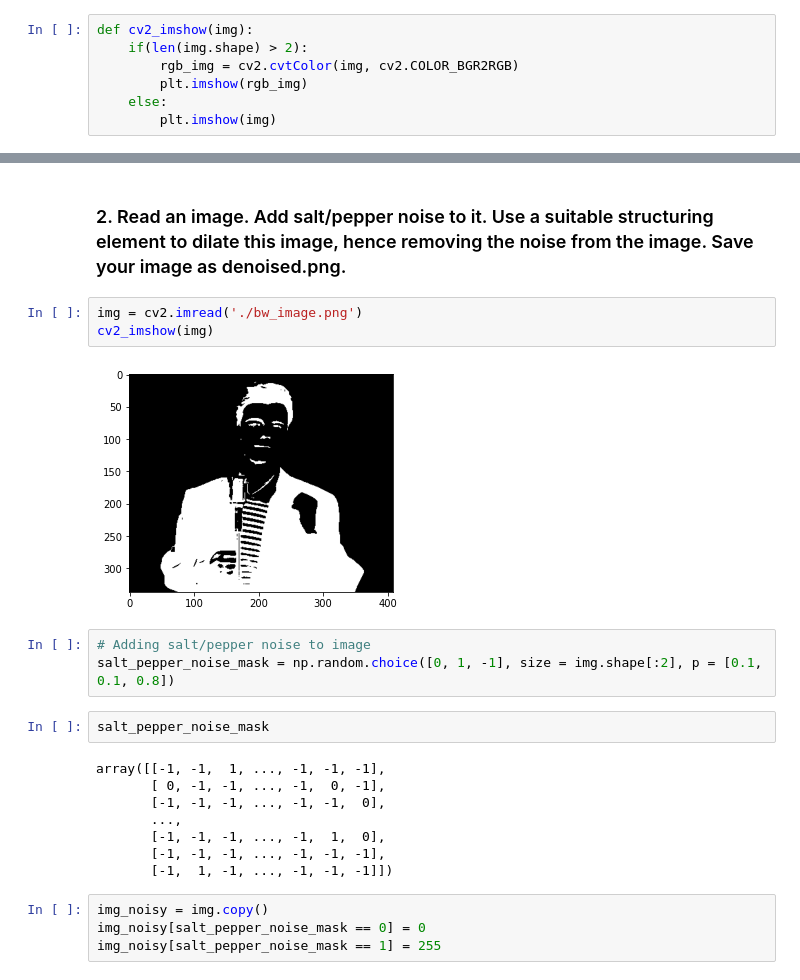
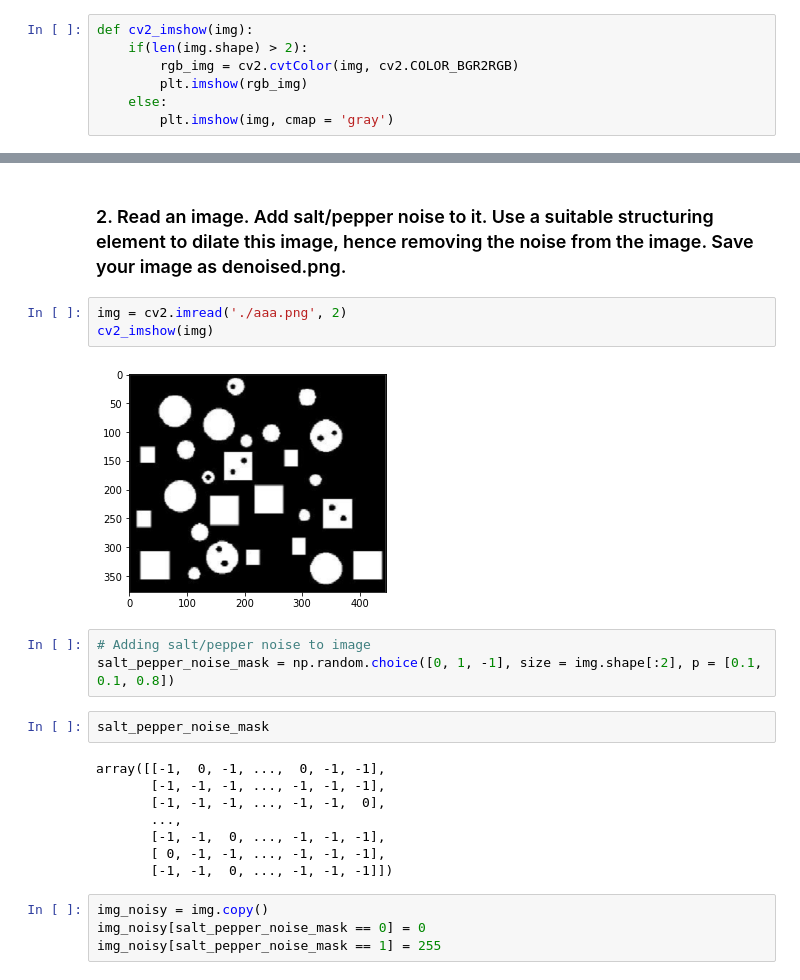
Before and after one commit to Rohit-17ls/Image-Processing-Tasks, a Jupyter notebook: Assignment-2.ipynb, the cells around one changed output, grey strips where cells are left out. Saved outputs shown, nothing was run; the diff lists cells and outputs as text.

```diff
--- a/Assignment-2.ipynb
+++ b/Assignment-2.ipynb
@@ -9,7 +10,7 @@ def cv2_imshow(img):
         rgb_img = cv2.cvtColor(img, cv2.COLOR_BGR2RGB)
         plt.imshow(rgb_img)
     else:
-        plt.imshow(img)
+        plt.imshow(img, cmap = 'gray')
 # %% [markdown]
 ### 1. Read an image in the given link as ‘aaa.png’. Use the dilation operation on this image with two different structuring elements (square and circle). This size of structuring element is of your choice. Save your results as result-1.png andresult-2.png. Compare and contrast your results. Explain your observations.
 # %%
@@ -94,23 +95,23 @@ Both the structuring elements (square and circle) were able to fill the holes in
 # %% [markdown]
 ### 2. Read an image. Add salt/pepper noise to it. Use a suitable structuring element to dilate this image, hence removing the noise from the image. Save your image as denoised.png.
 # %%
-img = cv2.imread('./bw_image.png')
+img = cv2.imread('./aaa.png', 2)
 cv2_imshow(img)
 # %% [output]
-[figure, old version]
+[figure, new version]
 # %%
 # Adding salt/pepper noise to image
 salt_pepper_noise_mask = np.random.choice([0, 1, -1], size = img.shape[:2], p = [0.1, 0.1, 0.8])
 # %%
 salt_pepper_noise_mask
 # %% [output]
-array([[-1, -1,  1, ..., -1, -1, -1],
-       [ 0, -1, -1, ..., -1,  0, -1],
+array([[-1,  0, -1, ...,  0, -1, -1],
+       [-1, -1, -1, ..., -1, -1, -1],
        [-1, -1, -1, ..., -1, -1,  0],
        ...,
-       [-1, -1, -1, ..., -1,  1,  0],
-       [-1, -1, -1, ..., -1, -1, -1],
-       [-1,  1, -1, ..., -1, -1, -1]])
+       [-1, -1,  0, ..., -1, -1, -1],
+       [ 0, -1, -1, ..., -1, -1, -1],
+       [-1, -1,  0, ..., -1, -1, -1]])
 # %%
 img_noisy = img.copy()
 img_noisy[salt_pepper_noise_mask == 0] = 0
```
Also changed, not shown: parts of 10 cells of this notebook, 2 other files.
